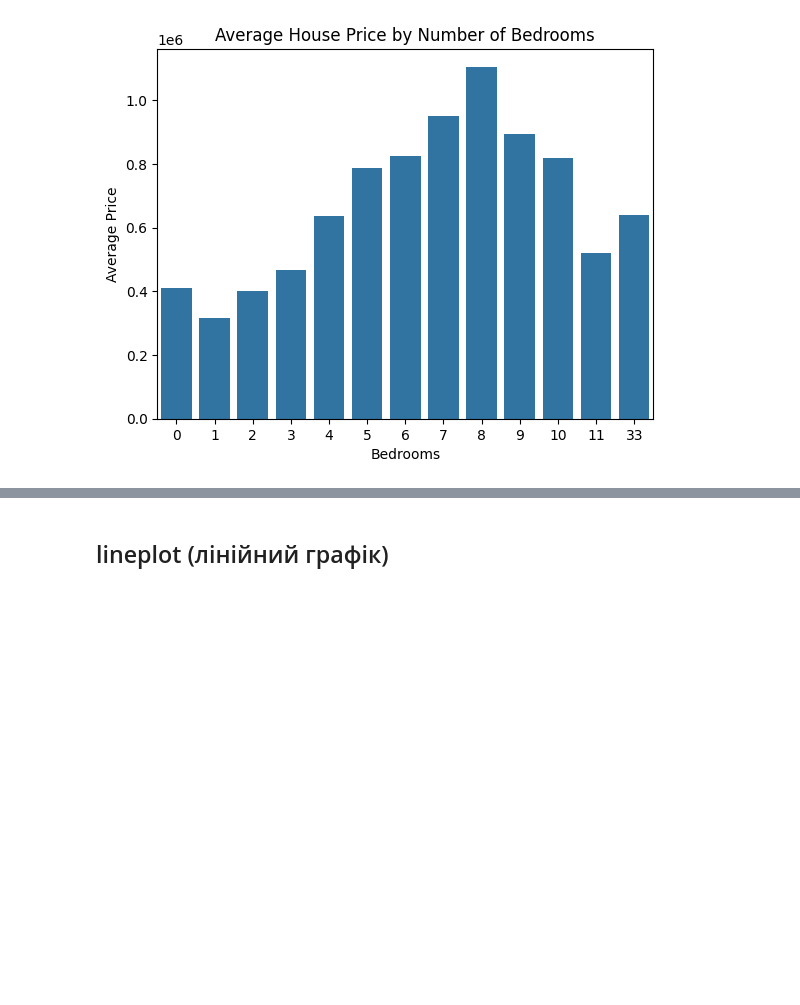
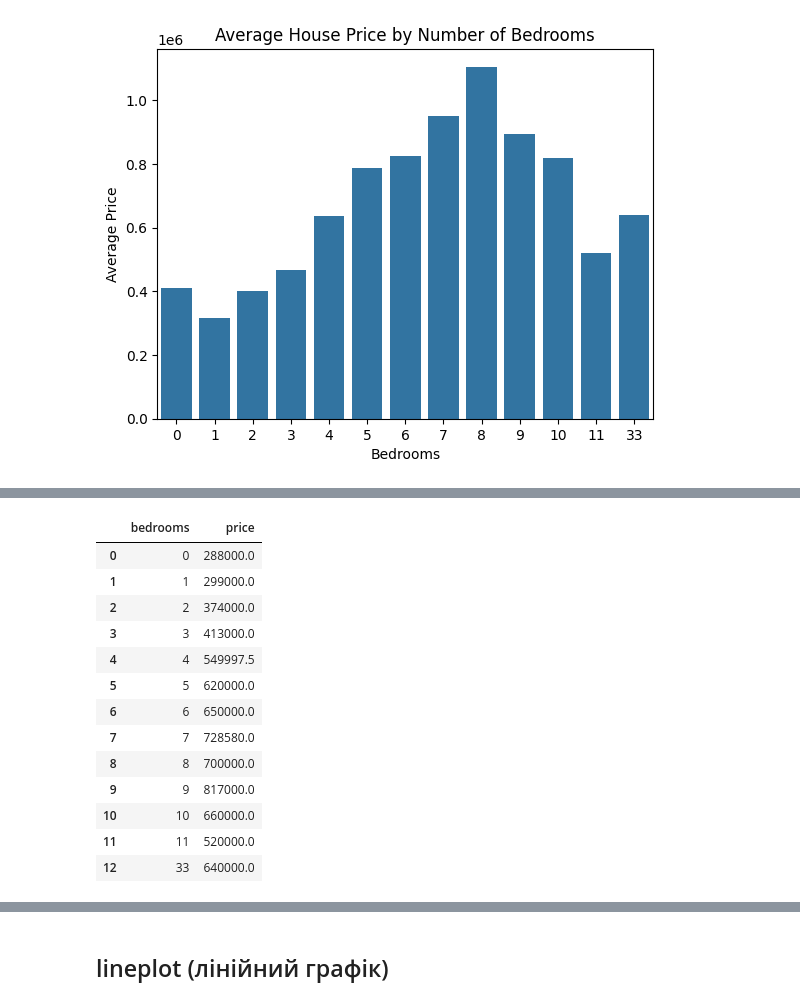
Before and after one commit to cpython-projects/python_da_06_11_25, a Jupyter notebook: lesson_19.ipynb, the cells around one changed output, grey strips where cells are left out. Cells and saved outputs as stored; diff of their text form; code cells hidden in the pictures; blank space fills up the shorter version.

```diff
--- a/lesson_19.ipynb
+++ b/lesson_19.ipynb
@@ -596 +611,19 @@ plt.show()
+# %%
+df_grouped = df.groupby("bedrooms", as_index=False)["price"].median()
+df_grouped
+# %% [output]
+|  | bedrooms | price |
+| 0 | 0 | 288000.0 |
+| 1 | 1 | 299000.0 |
+| 2 | 2 | 374000.0 |
+| 3 | 3 | 413000.0 |
+| 4 | 4 | 549997.5 |
+| 5 | 5 | 620000.0 |
+| 6 | 6 | 650000.0 |
+| 7 | 7 | 728580.0 |
+| 8 | 8 | 700000.0 |
+| 9 | 9 | 817000.0 |
+| 10 | 10 | 660000.0 |
+| 11 | 11 | 520000.0 |
+| 12 | 33 | 640000.0 |
 # %%
```
Also changed, not shown: parts of 11 cells of this notebook.
